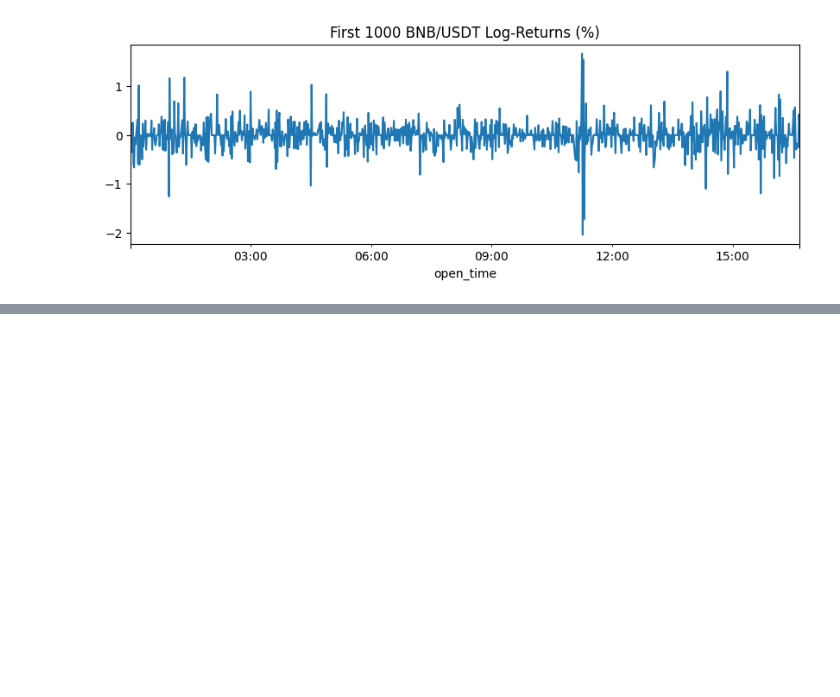
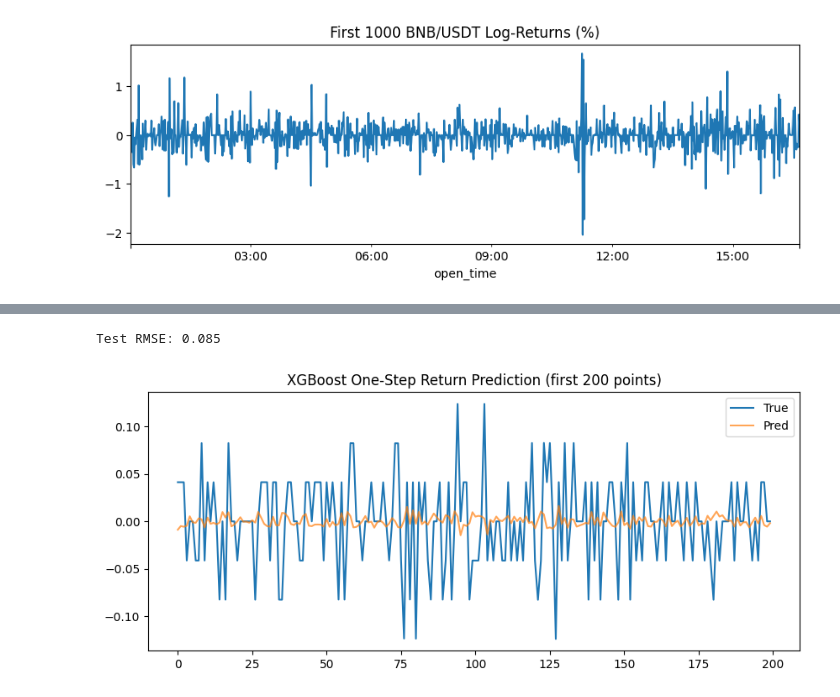
Before and after one commit to VodkaSodaBrah/ts_basics, a Jupyter notebook: Modeling/Notebooks/5_xgboost.ipynb, the cells around one changed output, grey strips where cells are left out. Saved outputs shown, nothing was run; the diff lists cells and outputs as text; code cells hidden in the pictures; blank space fills up the shorter version.

```diff
--- a/Modeling/Notebooks/5_xgboost.ipynb
+++ b/Modeling/Notebooks/5_xgboost.ipynb
@@ -97,12 +112,20 @@ Stack trace:
 # %%
-# Predictions & RMSE
+from sklearn.metrics import mean_squared_error
+import numpy as np
+
 preds = model.predict(dtest)
-rmse = mean_squared_error(Y_test, preds, squared=False)
+
+# compute MSE, then do sqrt for RMSE
+mse  = mean_squared_error(Y_test, preds)
+rmse = np.sqrt(mse)
 print(f"Test RMSE: {rmse:.3f}")
 
 plt.figure(figsize=(10,4))
 plt.plot(Y_test[:200], label='True')
 plt.plot(preds[:200], label='Pred', alpha=0.7)
 plt.legend()
-plt.title('XGBoost One‐Step Return Prediction (first 200 points)')
+plt.title('XGBoost One‑Step Return Prediction (first 200 points)')
 plt.show()
+# %% [output]
+Test RMSE: 0.085
+[figure, added]
```
Also changed, not shown: parts of 2 cells of this notebook, 2 other files.
